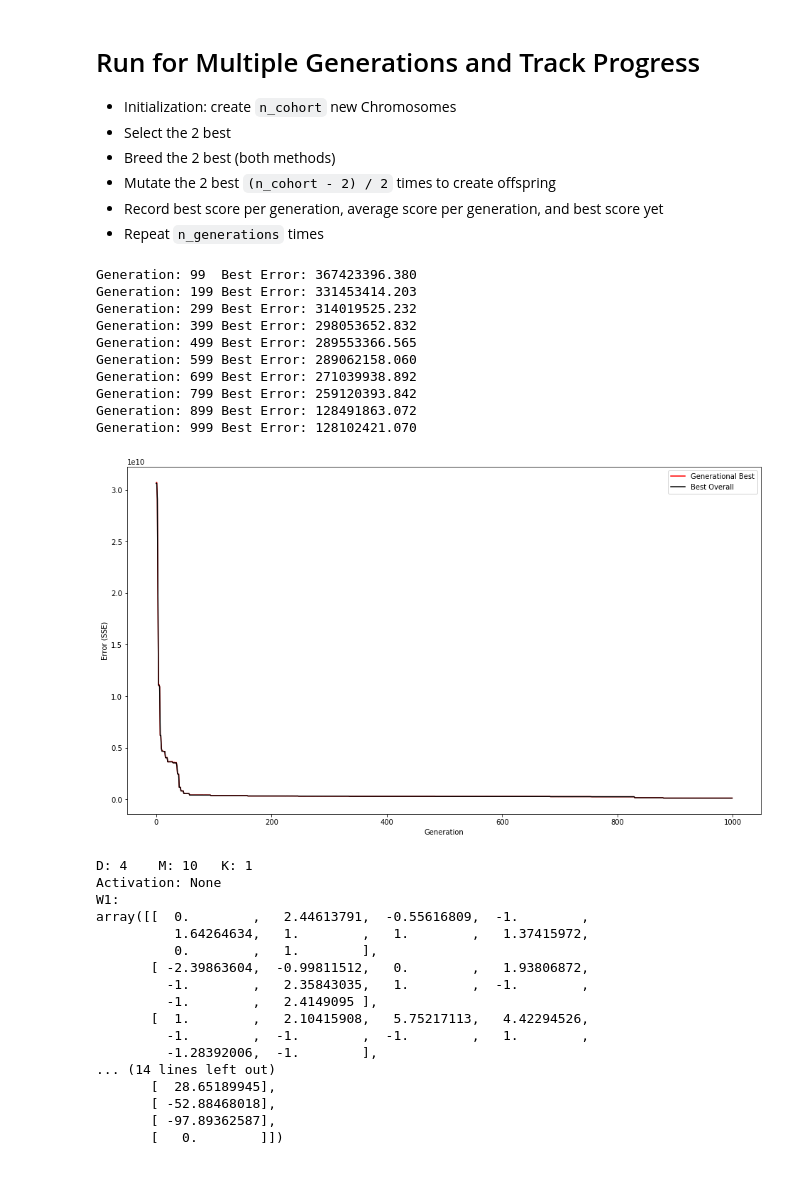
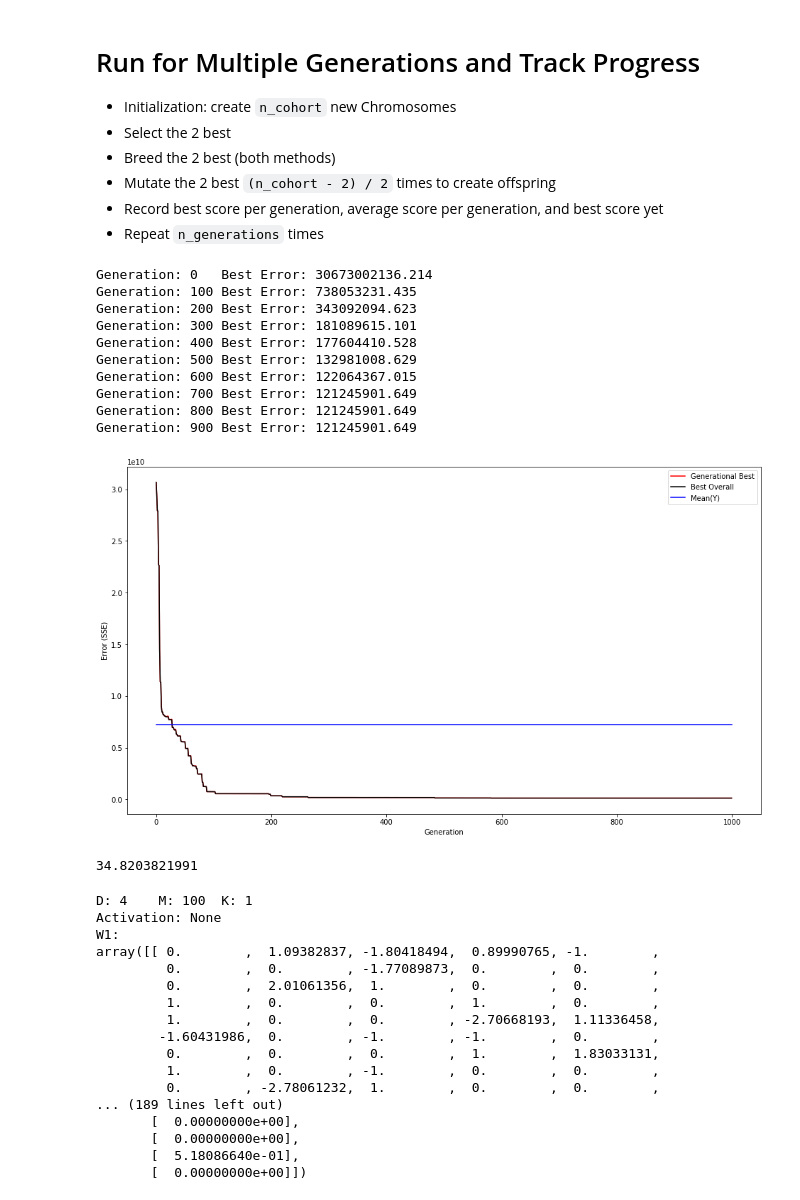
Before and after one commit to damiansp/neuralNet, a Jupyter notebook: geneuralnetic/Geneural_Netic.ipynb, the cells around one changed output. Drawn from its saved outputs; the diff is of its cells as text; code cells hidden in the pictures.

```diff
--- a/geneuralnetic/Geneural_Netic.ipynb
+++ b/geneuralnetic/Geneural_Netic.ipynb
@@ -99,4 +99,8 @@ median(Y): 463.645759233
 # %%
 # Test-- baseline cost function: guess all values as median
-cost([np.median(Y)] * N, Y)
+base_med = cost([np.median(Y)] * N, Y)
+base_mean = cost([np.mean(Y)] * N, Y)
+
+print(base_med)
+print(base_mean)
 # %% [output]
@@ -455,23 +463,23 @@ def genetic(generations,
                                 K = K,
                                 mutation_rate = mutation_rate,
                                 use_activation = False)
-                     for mute in range((n_cohort - 2) // 2)]
+                     for mute in range((n_cohort - 4) // 2)]
         dad_mutes = [Chromosome(parent = copy_Chromosome(dad),
                                 D = D,
                                 M = M,
                                 K = K,
                                 mutation_rate = mutation_rate,
                                 use_activation = False)
-                     for mute in range((n_cohort - 2) // 2)]
-        cohort = [mom, c1, c2]
+                     for mute in range((n_cohort - 4) // 2)]
+        cohort = [mom, dad, c1, c2]
         for mute in mom_mutes:
             cohort.append(mute)
         for mute in dad_mutes:
             cohort.append(mute)
 
-        if verbose and generation % print_at_iters == print_at_iters - 1:
+        if verbose and generation % print_at_iters == 0:
             print('Generation: %d\tBest Error: %.3f'
-                  %(generation + 1, best_yet[-1]))
+                  %(generation, best_yet[-1]))
 
     return { 'best': mom,
              'best_per_generation': best_per_generation,
@@ -479,7 +487,7 @@ def genetic(generations,
              'median_per_generation': median_per_generation}
 # %%
 n_cohort = 20
-n_generations = 10000
+n_generations = 1000
 mutation_rate = 50
 
 
@@ -493,43 +501,49 @@ run = genetic(generations = n_generations,
               M = M,
               K = K)
 # %% [output]
-Generation: 99  Best Error: 367423396.380
-Generation: 199 Best Error: 331453414.203
-Generation: 299 Best Error: 314019525.232
-Generation: 399 Best Error: 298053652.832
-Generation: 499 Best Error: 289553366.565
-Generation: 599 Best Error: 289062158.060
-Generation: 699 Best Error: 271039938.892
-Generation: 799 Best Error: 259120393.842
-Generation: 899 Best Error: 128491863.072
-Generation: 999 Best Error: 128102421.070
+Generation: 0   Best Error: 30673002136.214
+Generation: 100 Best Error: 738053231.435
+Generation: 200 Best Error: 343092094.623
+Generation: 300 Best Error: 181089615.101
+Generation: 400 Best Error: 177604410.528
+Generation: 500 Best Error: 132981008.629
+Generation: 600 Best Error: 122064367.015
+Generation: 700 Best Error: 121245901.649
+Generation: 800 Best Error: 121245901.649
+Generation: 900 Best Error: 121245901.649
 # %%
-# Best seen: 128102421.070
+# Best seen: 121245901.649
 plt.plot(run['best_per_generation'], 'r', label = 'Generational Best');
 #plt.plot(run['median_per_generation'], 'b', label = 'Generation Median');
 plt.plot(run['best_yet'], 'k', label = 'Best Overall');
 plt.xlabel('Generation');
 plt.ylabel('Error (SSE)');
+plt.plot(
+    [0, n_generations], [base_mean, base_mean], 'b-', label = 'Mean(Y)');
 plt.legend(loc = 'best');
 # %% [output]
-[figure, old version]
+[figure, new version]
+# %%
+print(np.sqrt(121245901.649 / 100000))
+# %% [output]
+34.8203821991
 # %%
 print(run['best'])
 # %% [output]
-D: 4    M: 10   K: 1
+D: 4    M: 100  K: 1
 Activation: None
 W1:
-array([[  0.        ,   2.44613791,  -0.55616809,  -1.        ,
-          1.64264634,   1.        ,   1.        ,   1.37415972,
-          0.        ,   1.        ],
-       [ -2.39863604,  -0.99811512,   0.        ,   1.93806872,
-         -1.        ,   2.35843035,   1.        ,  -1.        ,
-         -1.        ,   2.4149095 ],
-       [  1.        ,   2.10415908,   5.75217113,   4.42294526,
-         -1.        ,  -1.        ,  -1.        ,   1.        ,
-         -1.28392006,  -1.        ],
-... (14 lines left out)
-       [  28.65189945],
-       [ -52.88468018],
-       [ -97.89362587],
-       [   0.        ]])
+array([[ 0.        ,  1.09382837, -1.80418494,  0.89990765, -1.        ,
+         0.        ,  0.        , -1.77089873,  0.        ,  0.        ,
+         0.        ,  2.01061356,  1.        ,  0.        ,  0.        ,
+         1.        ,  0.        ,  0.        ,  1.        ,  0.        ,
+         1.        ,  0.        ,  0.        , -2.70668193,  1.11336458,
+        -1.60431986,  0.        , -1.        , -1.        ,  0.        ,
+         0.        ,  0.        ,  0.        ,  1.        ,  1.83033131,
+         1.        ,  0.        , -1.        ,  0.        ,  0.        ,
+         0.        , -2.78061232,  1.        ,  0.        ,  0.        ,
+... (189 lines left out)
+       [  0.00000000e+00],
+       [  0.00000000e+00],
+       [  5.18086640e-01],
+       [  0.00000000e+00]])
```
Also changed, not shown: parts of 6 cells of this notebook.
